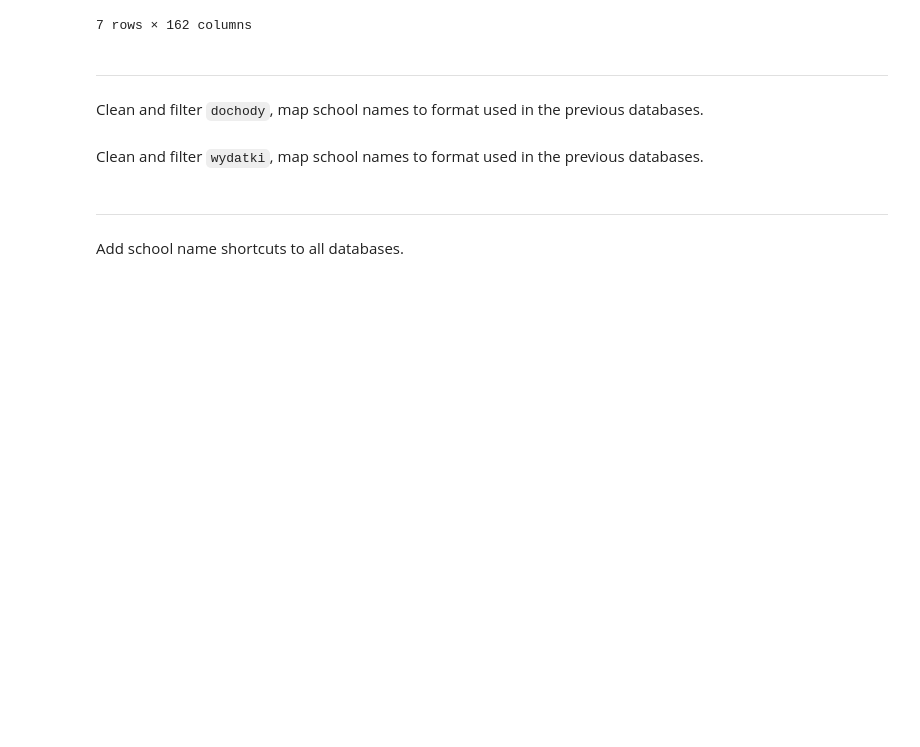
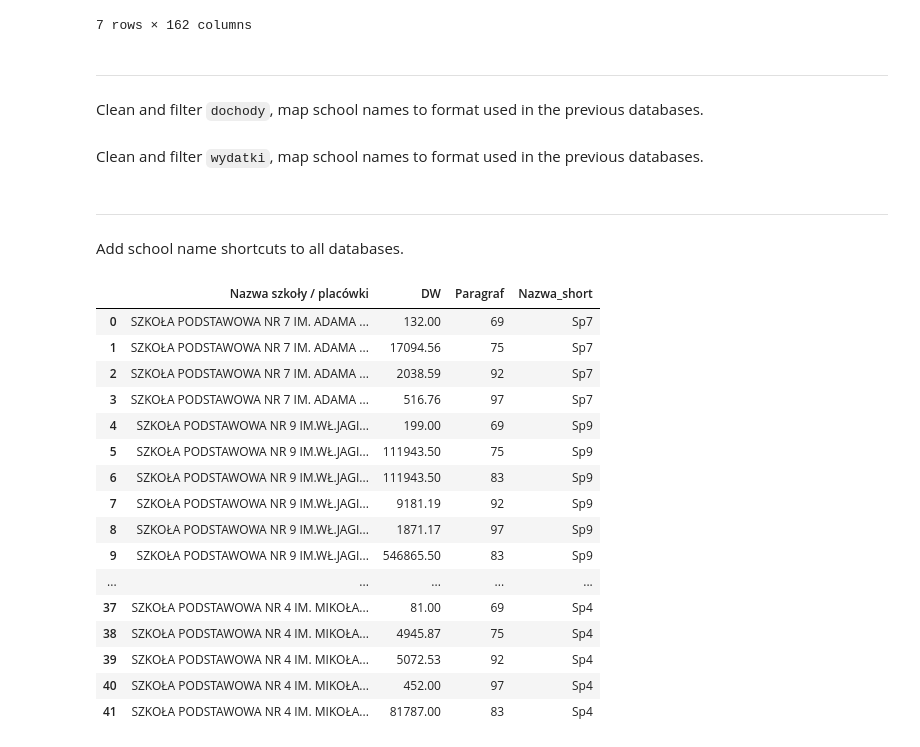
Before and after one commit to Walusus/samolotex-hackyeah-2023, a Jupyter notebook: notebooks/merge_databases.ipynb, the cells around one changed output. Drawn from its saved outputs; the diff is of its cells as text; code cells hidden in the pictures; blank space fills up the shorter version.

Commit message:
Add dataframe prints

```diff
--- a/notebooks/merge_databases.ipynb
+++ b/notebooks/merge_databases.ipynb
@@ -171,3 +171,23 @@ add_shortcut(merge_df)
 df_dochody.to_csv('dochody_clean.csv')
 df_wydatki.to_csv('wydatki_clean.csv')
 merge_df.to_csv('merge.csv')
+# %%
+df_dochody
+# %% [output]
+|  | Nazwa szkoły / placówki | DW | Paragraf | Nazwa_short |
+| 0 | SZKOŁA PODSTAWOWA NR 7 IM. ADAMA ... | 132.00 | 69 | Sp7 |
+| 1 | SZKOŁA PODSTAWOWA NR 7 IM. ADAMA ... | 17094.56 | 75 | Sp7 |
+| 2 | SZKOŁA PODSTAWOWA NR 7 IM. ADAMA ... | 2038.59 | 92 | Sp7 |
+| 3 | SZKOŁA PODSTAWOWA NR 7 IM. ADAMA ... | 516.76 | 97 | Sp7 |
+| 4 | SZKOŁA PODSTAWOWA NR 9 IM.WŁ.JAGI... | 199.00 | 69 | Sp9 |
+| 5 | SZKOŁA PODSTAWOWA NR 9 IM.WŁ.JAGI... | 111943.50 | 75 | Sp9 |
+| 6 | SZKOŁA PODSTAWOWA NR 9 IM.WŁ.JAGI... | 111943.50 | 83 | Sp9 |
+| 7 | SZKOŁA PODSTAWOWA NR 9 IM.WŁ.JAGI... | 9181.19 | 92 | Sp9 |
+| 8 | SZKOŁA PODSTAWOWA NR 9 IM.WŁ.JAGI... | 1871.17 | 97 | Sp9 |
+| 9 | SZKOŁA PODSTAWOWA NR 9 IM.WŁ.JAGI... | 546865.50 | 83 | Sp9 |
+| ... | ... | ... | ... | ... |
+| 37 | SZKOŁA PODSTAWOWA NR 4 IM. MIKOŁA... | 81.00 | 69 | Sp4 |
+| 38 | SZKOŁA PODSTAWOWA NR 4 IM. MIKOŁA... | 4945.87 | 75 | Sp4 |
+| 39 | SZKOŁA PODSTAWOWA NR 4 IM. MIKOŁA... | 5072.53 | 92 | Sp4 |
+| 40 | SZKOŁA PODSTAWOWA NR 4 IM. MIKOŁA... | 452.00 | 97 | Sp4 |
+| 41 | SZKOŁA PODSTAWOWA NR 4 IM. MIKOŁA... | 81787.00 | 83 | Sp4 |
```
Also changed, not shown: parts of 1 cell of this notebook, 1 other file.
